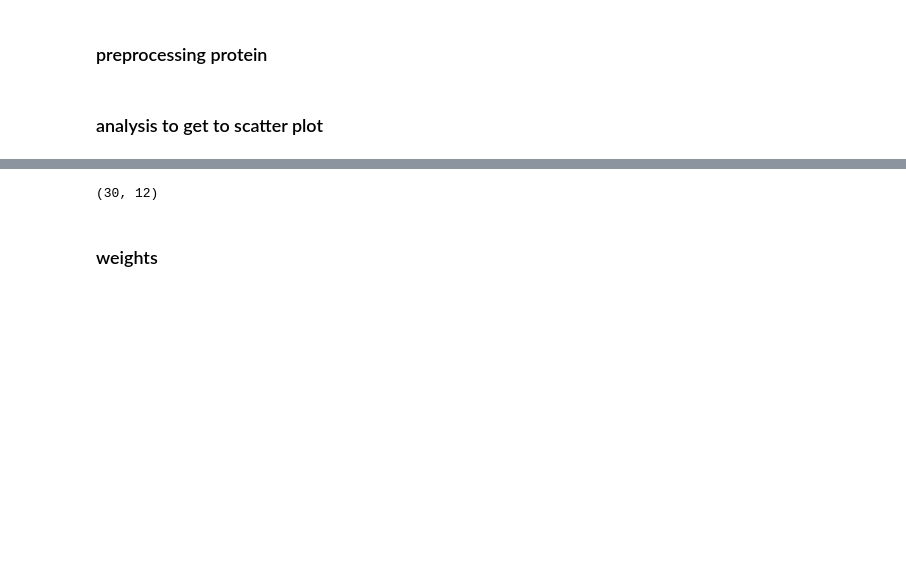
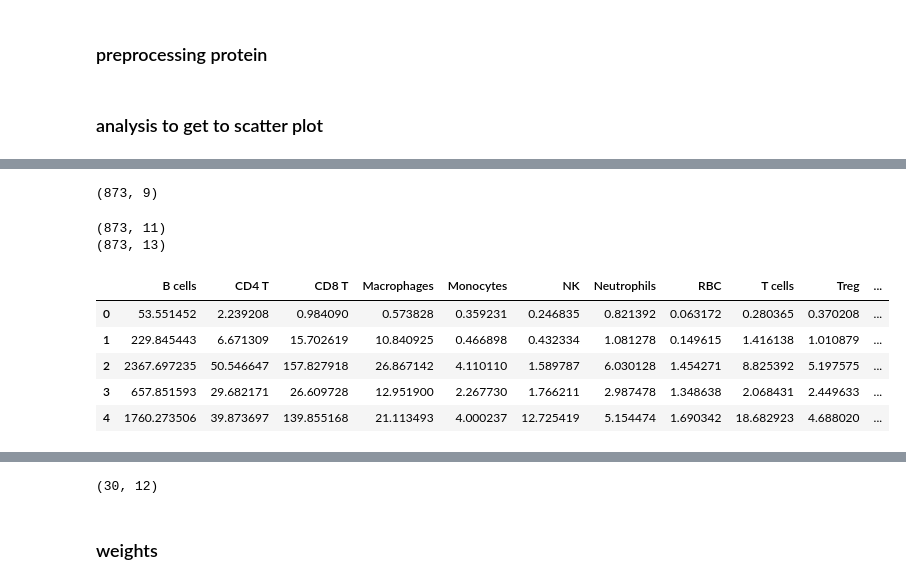
Before and after one commit to reformist/Mapping-scRNA-seq-Variability-Using-Co-Embedding-to-Understand-Cell-Neighborhood-Effects, a Jupyter notebook: CITE-seq_RNA_seq/archetype_generation.ipynb, the cells around one changed output, grey strips where cells are left out. Saved outputs shown, nothing was run; the diff lists cells and outputs as text; code cells hidden in the pictures; blank space fills up the shorter version.

```diff
--- a/CITE-seq_RNA_seq/archetype_generation.ipynb
+++ b/CITE-seq_RNA_seq/archetype_generation.ipynb
@@ -180,0 +216,50 @@ count = adata.obsm['X_pca']
+# %%
+# send this for gene and protein as well as matching arrays over slack
+# loop over prot and rna archetypes and get  weights for each loop over the archetypes
+major_cell_types_list = sorted(list(set(adata_prot.obs['major_cell_types'])))
+assert set(adata_rna.obs['major_cell_types']) == set(adata_prot.obs['major_cell_types'])
+archetypes_prot_proportions,archetypes_ran_proportions = [],[]
+# weights_prot = get_cell_representations_as_archetypes(adata_prot.obsm['X_pca'], archetype_list_protein[0])
+# weights_rna = get_cell_representations_as_archetypes(adata_rna.obsm['X_pca'], archetype_list_rna[0])
+
+for archetypes_prot,archetypes_rna in zip(archetype_list_protein, archetype_list_rna):
+    weights_prot = get_cell_representations_as_archetypes_cvxpy(adata_prot.obsm['X_pca'], archetypes_prot)
+    weights_rna = get_cell_representations_as_archetypes_cvxpy(adata_rna.obsm['X_pca'], archetypes_rna)
+    archetypes_dim = archetypes_prot.shape[1]
+    archetype_num = archetypes_prot.shape[0]
+    prot_arch_prop = pd.DataFrame(np.zeros((archetype_num, len(major_cell_types_list))),columns=major_cell_types_list)
+    rna_arch_prop = pd.DataFrame(np.zeros((archetype_num, len(major_cell_types_list))),columns=major_cell_types_list)
+    archetype_cell_proportions = np.zeros((archetype_num, len(major_cell_types_list)))
+    print(weights_prot.shape)
+    row_argmax_prot = np.argmax(weights_prot, axis=1)
+    row_argmax_rna = np.argmax(weights_rna, axis=1)
+    archetype_proportion_list = []
+    for curr_archetype in range(archetype_num):
+        df_rna=pd.DataFrame([weights_prot[:,curr_archetype],adata_rna.obs['major_cell_types'].values],index=['weight','major_cell_types']).T
+        df_prot=pd.DataFrame([weights_rna[:,curr_archetype],adata_prot.obs['major_cell_types'].values],index=['weight','major_cell_types']).T
+        df_rna = df_rna.groupby('major_cell_types')['weight'].sum()
+        df_prot = df_prot.groupby('major_cell_types')['weight'].sum()
+        df_rna = df_rna[major_cell_types_list]
+        df_prot = df_prot[major_cell_types_list]
+        # cells_idx_belong_to_curr_archetype_rna = np.where(row_argmax_rna==curr_archetype)
+        # cells_idx_belong_to_curr_archetype_prot = np.where(row_argmax_prot==curr_archetype)
+        # archetype_proportion_rna = adata_rna[cells_idx_belong_to_curr_archetype_rna].obs['major_cell_types'].value_counts().to_dict()
+        # archetype_proportion_prot = adata_prot[cells_idx_belong_to_curr_archetype_prot].obs['major_cell_types'].value_counts().to_dict()
+        rna_arch_prop.loc[curr_archetype,:] =df_rna.values
+        prot_arch_prop.loc[curr_archetype,:] =df_prot.values
+
+    # rna_arch_prop.loc[curr_archetype] = rna_arch_prop.loc[curr_archetype] / rna_arch_prop.loc[curr_archetype].sum()
+    archetype_proportion_list.append([prot_arch_prop,rna_arch_prop])
+# %% [output]
+(873, 9)
+(873, 11)
+(873, 13)
+# %%
+archetype_proportion_list[0][0].head()
+# %% [output]
+|  | B cells | CD4 T | CD8 T | Macrophages | Monocytes | NK | Neutrophils | RBC | T cells | Treg | ... |
+| 0 | 53.551452 | 2.239208 | 0.984090 | 0.573828 | 0.359231 | 0.246835 | 0.821392 | 0.063172 | 0.280365 | 0.370208 | ... |
+| 1 | 229.845443 | 6.671309 | 15.702619 | 10.840925 | 0.466898 | 0.432334 | 1.081278 | 0.149615 | 1.416138 | 1.010879 | ... |
+| 2 | 2367.697235 | 50.546647 | 157.827918 | 26.867142 | 4.110110 | 1.589787 | 6.030128 | 1.454271 | 8.825392 | 5.197575 | ... |
+| 3 | 657.851593 | 29.682171 | 26.609728 | 12.951900 | 2.267730 | 1.766211 | 2.987478 | 1.348638 | 2.068431 | 2.449633 | ... |
+| 4 | 1760.273506 | 39.873697 | 139.855168 | 21.113493 | 4.000237 | 12.725419 | 5.154474 | 1.690342 | 18.682923 | 4.688020 | ... |
```
Also changed, not shown: parts of 32 cells of this notebook, 1 other file.
